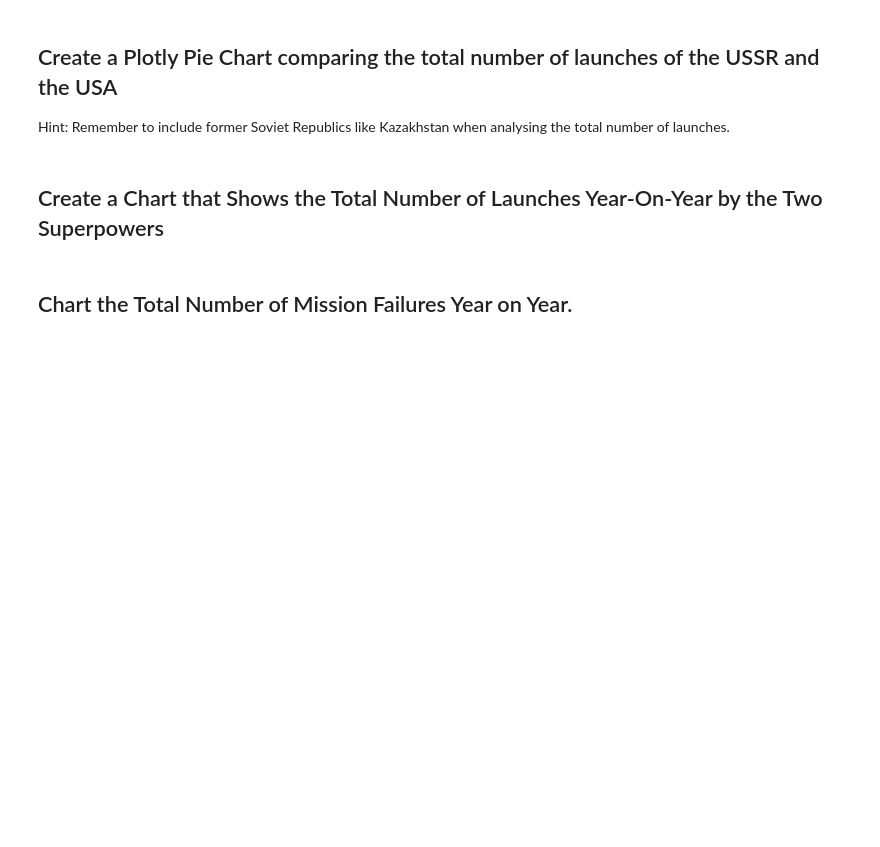
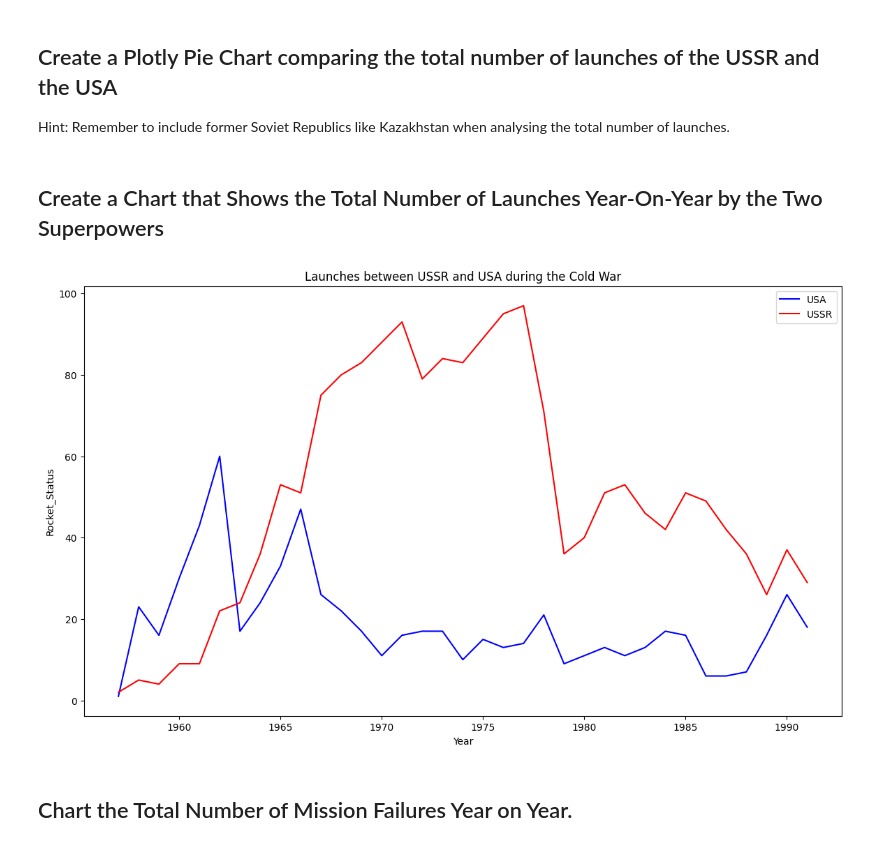
Before and after one commit to JustAnotherHeroRiding/day-98-NASA-space-missions-analysis, a Jupyter notebook: Space_Missions_Analysis_(start).ipynb, the cells around one changed output. Cells and saved outputs as stored; diff of their text form; code cells hidden in the pictures; blank space fills up the shorter version.

```diff
--- a/Space_Missions_Analysis_(start).ipynb
+++ b/Space_Missions_Analysis_(start).ipynb
@@ -588,13 +589,13 @@ fig.show()
 The cold war lasted from the start of the dataset up until 1991.
 # %%
 target_countries = ["Russian Federation", "United States of America"]
-
-cold_war = spacedf.groupby(['Country','Year'],as_index=False).count()
+cold_war = spacedf.replace({'Country': {'Kazakhstan': 'Russian Federation', }})
+cold_war = cold_war.groupby(['Country','Year'],as_index=False).count()
 #This only filters for countires
 #cold_war = cold_war[cold_war['Country'].isin(target_countries)]
 
 #These both work
 #cold_war = cold_war.query('Year<=1991 and Country in @target_countries')
+#cold_war.replace({'Country': {'Kazakhstan': 'Russian Federation', }},inplace=True)
+
 cold_war = cold_war[(cold_war['Year'] <= 1991) & cold_war['Country'].isin(target_countries)]
-
-cold_war
@@ -629,4 +627,21 @@ Hint: Remember to include former Soviet Republics like Kazakhstan when analysing
 # %% [markdown]
 ## Create a Chart that Shows the Total Number of Launches Year-On-Year by the Two Superpowers
+# %%
+cold_war_launches = cold_war.groupby(["Country","Year"],as_index=False).agg({'Rocket_Status':pd.Series.sum})
+
+#creating two different dataframes for the two countries
+usa_launches = cold_war_launches[cold_war_launches['Country'] == 'United States of America']
+ussr_launches = cold_war_launches[cold_war_launches['Country'] == 'Russian Federation']
+# %%
+plt.figure(figsize=(14,8))
+plt.plot(usa_launches['Year'], usa_launches['Rocket_Status'], 'b', label='USA')
+plt.plot(ussr_launches['Year'], ussr_launches['Rocket_Status'], 'r', label='USSR')
+plt.legend()
+plt.xlabel('Year')
+plt.ylabel('Rocket_Status')
+plt.title('Launches between USSR and USA during the Cold War')
+plt.show()
+# %% [output]
+[figure, added]
 # %% [markdown]
 ## Chart the Total Number of Mission Failures Year on Year.
```
Also changed, not shown: parts of 16 cells of this notebook, 2 other files.
